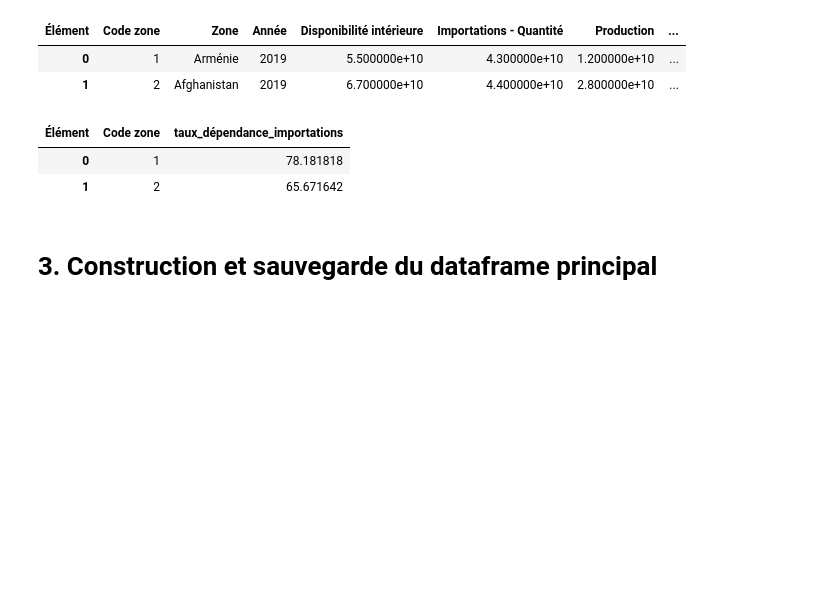
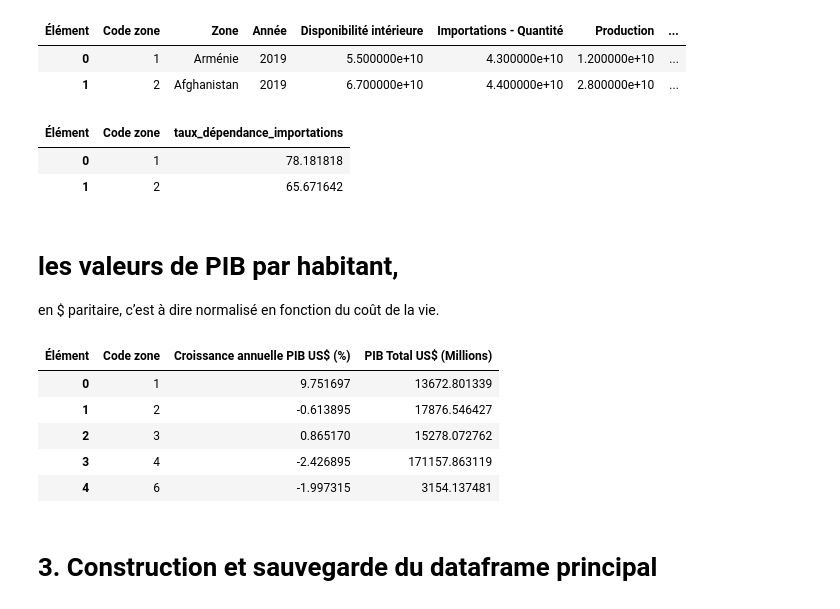
Before and after one commit to ROWAIDAK/ROWAIDAK-P5_Produisez-une-tude-de-march, a Jupyter notebook: P5_01 dendogramme.ipynb, the cells around one changed output. Drawn from its saved outputs; the diff is of its cells as text; code cells hidden in the pictures; blank space fills up the shorter version.

```diff
--- a/P5_01 dendogramme.ipynb
+++ b/P5_01 dendogramme.ipynb
@@ -202,6 +202,29 @@ df_dépendance_importations.head(2)
 | Élément | Code zone | taux_dépendance_importations |
 | 0 | 1 | 78.181818 |
 | 1 | 2 | 65.671642 |
+# %% [markdown]
+# les valeurs de PIB par habitant,
+en $ paritaire, c’est à dire normalisé en fonction du coût de la vie.
+# %%
+# Dataframes des données complémentaires
+# Indicateurs Macro (PIB et croissance)
+df_indicateurs_macro = pd.read_csv('datas/indicateurs_macro.csv', header=0, sep=',', decimal='.')
+df_indicateurs_macro = df_indicateurs_macro[['Code zone (FAO)','Élément','Valeur']]
+df_indicateurs_macro = df_indicateurs_macro.pivot_table(index=['Code zone (FAO)'], columns='Élément', values='Valeur', aggfunc=sum).reset_index()
+df_indicateurs_macro = df_indicateurs_macro.rename(columns={"Croissance annuelle US$":"Croissance annuelle PIB US$ (%)",
+                                    "Valeur US $":"PIB Total US$ (Millions)",'Code zone (FAO)':'Code zone'})
+
+
+
+
+df_indicateurs_macro.head()
+# %% [output]
+| Élément | Code zone | Croissance annuelle PIB US$ (%) | PIB Total US$ (Millions) |
+| 0 | 1 | 9.751697 | 13672.801339 |
+| 1 | 2 | -0.613895 | 17876.546427 |
+| 2 | 3 | 0.865170 | 15278.072762 |
+| 3 | 4 | -2.426895 | 171157.863119 |
+| 4 | 6 | -1.997315 | 3154.137481 |
 # %% [markdown]
 # 3. Construction et sauvegarde du dataframe principal
 # %%
```
Also changed, not shown: parts of 3 cells of this notebook.
